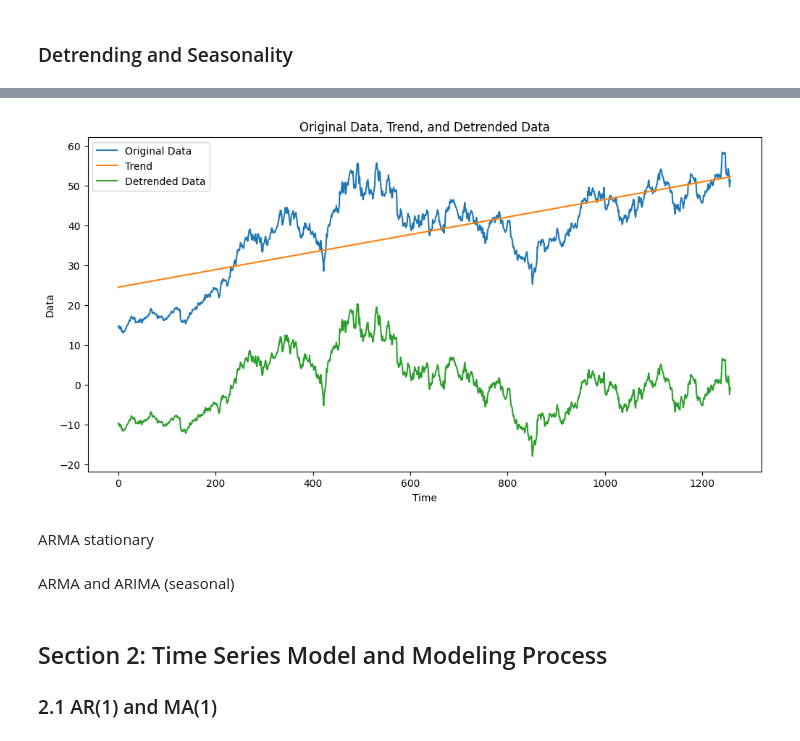
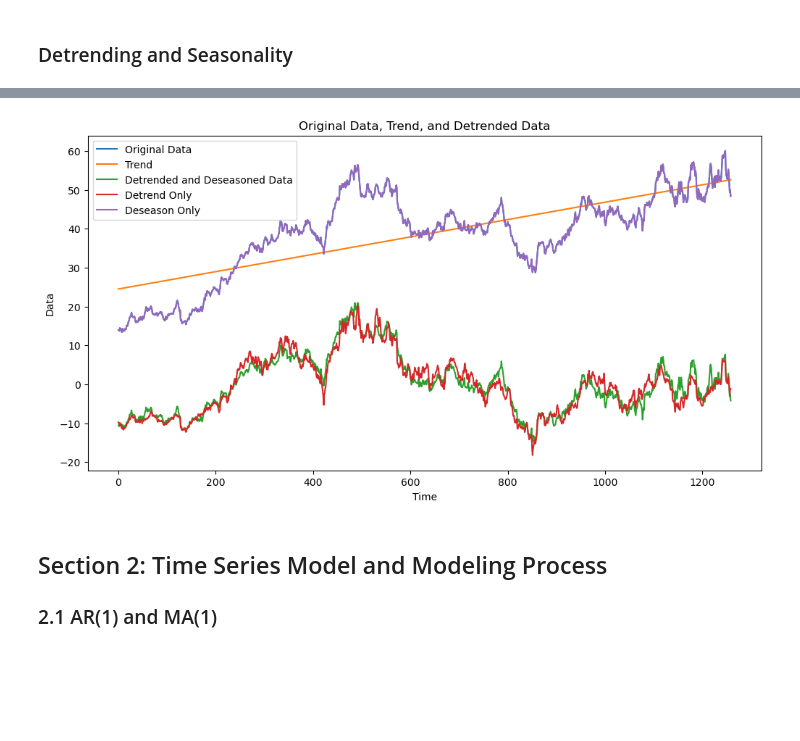
Before and after one commit to wangyeye66/5221-Final-Project, a Jupyter notebook: Code_5221.ipynb, the cells around one changed output, grey strips where cells are left out. Saved outputs shown, nothing was run; the diff lists cells and outputs as text; code cells hidden in the pictures; blank space fills up the shorter version.

```diff
--- a/Code_5221.ipynb
+++ b/Code_5221.ipynb
@@ -99,0 +104,4 @@ plt.show()
+# %%
+from statsmodels.tsa.seasonal import seasonal_decompose
+decomposition = seasonal_decompose(ALL_1.close, model = 'multiplicable', period =365)
+decomposition.plot();
@@ -99,0 +112,3 @@ plt.show()
+# %%
+ALL_1['deseason'] = ALL_1['close'] / decomposition.seasonal
+ALL_1.head()
@@ -100,5 +140,5 @@ plt.show()
 # %%
-y = ALL_1['close']
+y = ALL_1['deseason']
 X = np.arange(len(y)).reshape(-1, 1)
 # %%
 regressor = LinearRegression()
@@ -114,3 +147,5 @@ len(trend)
 # %%
 ALL_1['trend'] = trend
-detrended_data = y - trend
+ALL_1['detrended_deseasoned_data'] = y - trend
+ALL_1['only_detrend'] = ALL_1['close'] - trend
+ALL_1.head()
@@ -117,19 +159,18 @@ detrended_data = y - trend
 # %%
 plt.figure(figsize=(12, 6))
 plt.plot(X, y, label='Original Data')
-plt.plot(X, trend, label='Trend')
-plt.plot(X, detrended_data, label='Detrended Data')
+plt.plot(X, ALL_1['trend'].values, label='Trend')
+plt.plot(X, ALL_1['detrended_deseasoned_data'].values, label='Detrended and Deseasoned Data')
+plt.plot(X, ALL_1.only_detrend, label = 'Detrend Only')
+plt.plot(X, ALL_1.deseason, label = 'Deseason Only')
+
 plt.legend()
 plt.xlabel('Time')
 plt.ylabel('Data')
 plt.title('Original Data, Trend, and Detrended Data')
 plt.show()
 # %% [output]
-[figure, old version]
+[figure, new version]
-# %% [markdown]
-ARMA stationary
-# %% [markdown]
-ARMA and ARIMA (seasonal)
 # %% [markdown]
 ## Section 2: Time Series Model and Modeling Process
 ### 2.1 AR(1) and MA(1)
```
Also changed, not shown: parts of 21 cells of this notebook.
